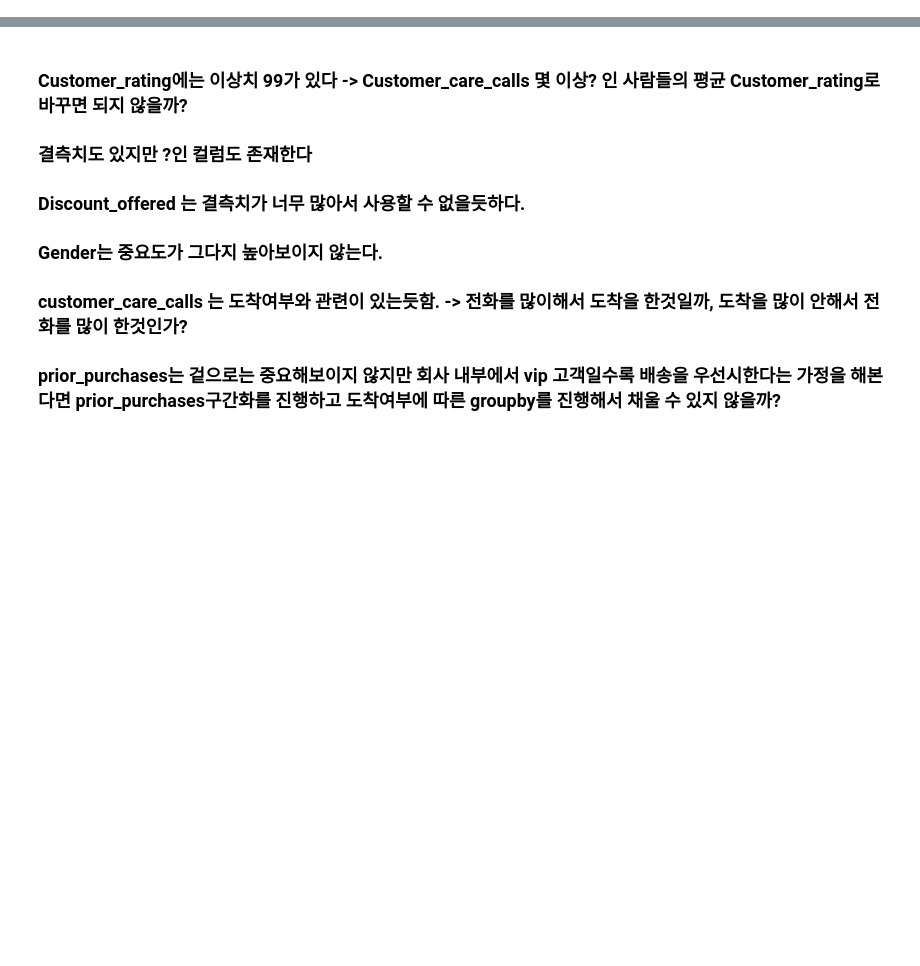
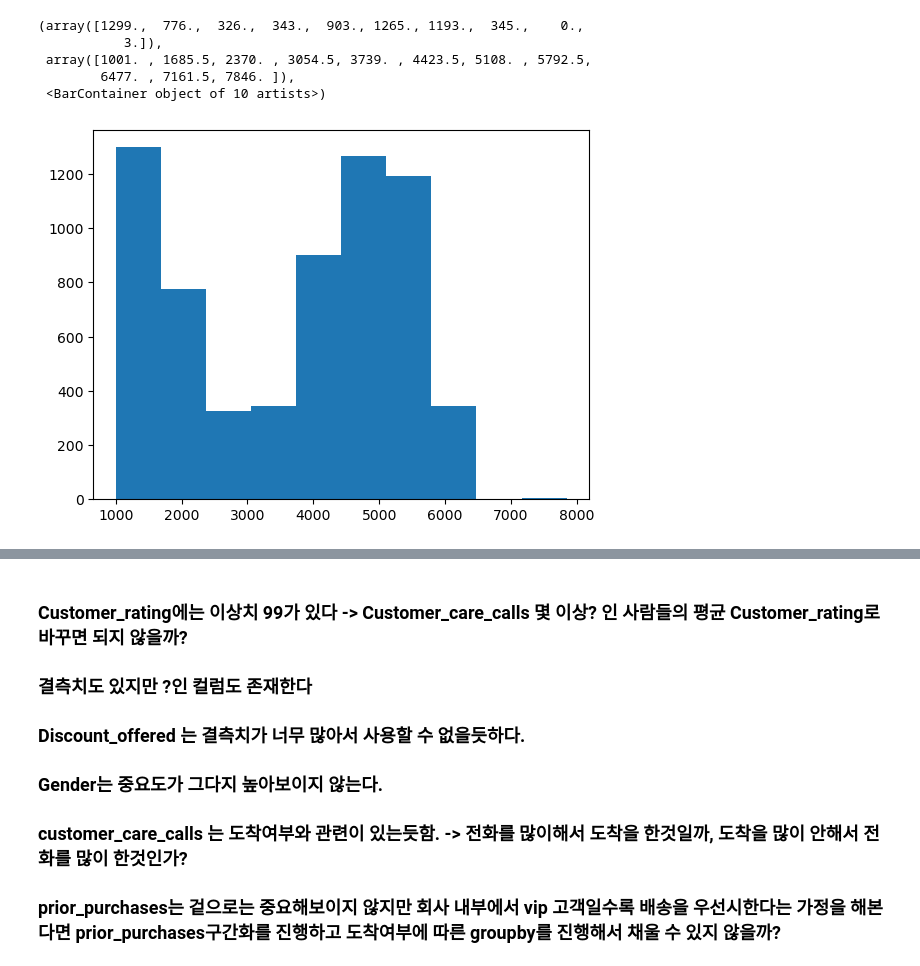
Before and after one commit to yoonjae97/bigdata_service_developer_class, a Jupyter notebook: ml/Untitled.ipynb, the cells around one changed output, grey strips where cells are left out. Cells and saved outputs as stored; diff of their text form; code cells hidden in the pictures; blank space fills up the shorter version.

```diff
--- a/ml/Untitled.ipynb
+++ b/ml/Untitled.ipynb
@@ -173,0 +47,6 @@ df[df['Cost_of_the_Product']>350]
+# %%
+# Mode_of_Shipment의 결측값은 Warehouse_block, Product_importance, Weight_in_gms와 연관이 있지 않을까?
+# 하지만 Weight_in_gms는 결측값이 있어서 참고해서 채우기 어려울듯하다.
+# 따라서 Warehouse_block, Product_importance를 groupby해서 본 결과 ship이 대부분이라 ship으로 일단 채워보려 한다.
+train['Mode_of_Shipment'].fillna(' Ship', inplace=True)
+train.info()
@@ -173,0 +110,14 @@ df[df['Cost_of_the_Product']>350]
+# %%
+# 결측치를 채우기 전 가설
+# Customer_care_calls는 배송조회 문의전화 건수로 Customer_rating, Mode_of_Shipment가 관련 있다고 가정
+# 생각보다 Customer_care_calls의 범주가 2-7사이로 다양하지 않음. 평균일 경우 모두 4 최빈값일 경우는 3,4,5가 나타난다.
+# 따라서 하나라도 다른 최빈값이 데이터의 특성을 더 반영하고 있다고 추측하여 최빈값으로 채우기로 함
+def fill_calls(row) :
+    if np.isnan(row['Customer_care_calls']):
+        return pt1.loc[(row['Customer_rating'], row['Mode_of_Shipment'])]
+    else:
+        return row['Customer_care_calls']
+
+pt1 = train[['Customer_care_calls', 'Customer_rating', 'Mode_of_Shipment']].groupby(['Customer_rating', 'Mode_of_Shipment']).agg(lambda x: x.mode().iloc[0])
+train['Customer_care_calls'] = train.apply(fill_calls, axis = 1).astype('int64')
+train.info()
@@ -173,0 +141,10 @@ df[df['Cost_of_the_Product']>350]
+# %%
+import matplotlib.pyplot as plt
+plt.hist(train[train['Weight_in_gms'].notnull()]['Weight_in_gms'])
+# %% [output]
+(array([1299.,  776.,  326.,  343.,  903., 1265., 1193.,  345.,    0.,
+           3.]),
+ array([1001. , 1685.5, 2370. , 3054.5, 3739. , 4423.5, 5108. , 5792.5,
+        6477. , 7161.5, 7846. ]),
+ <BarContainer object of 10 artists>)
+[figure, added]
```
Also changed, not shown: parts of 66 cells of this notebook, 7 other files.
